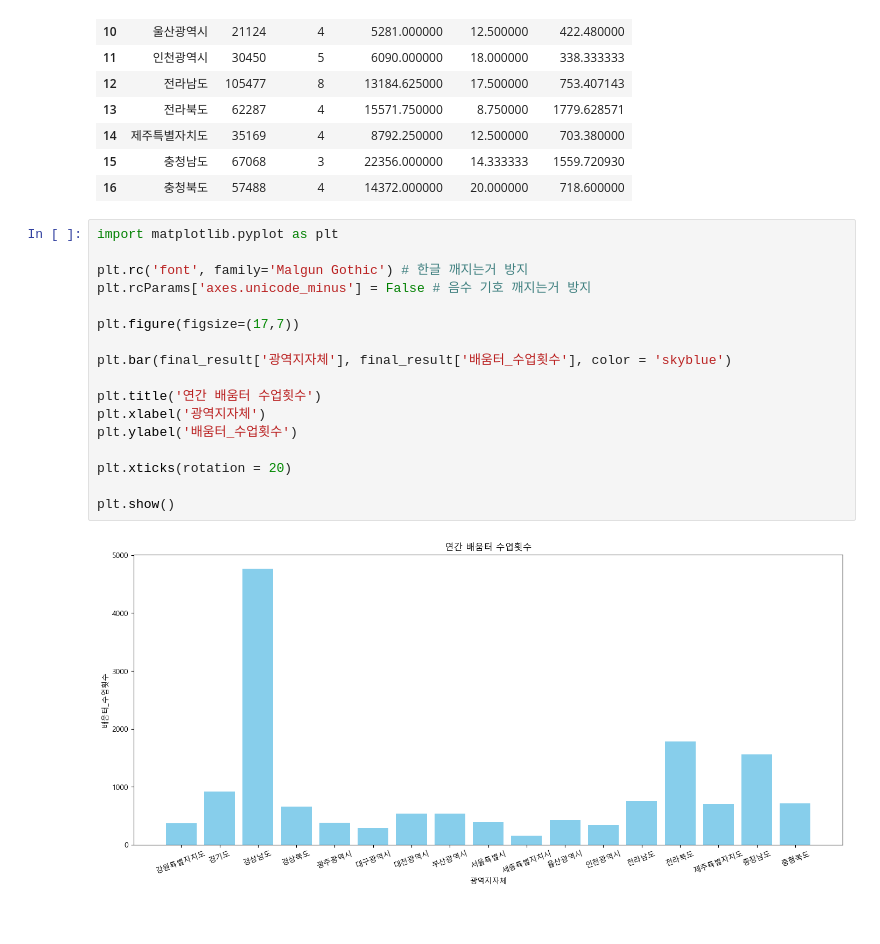
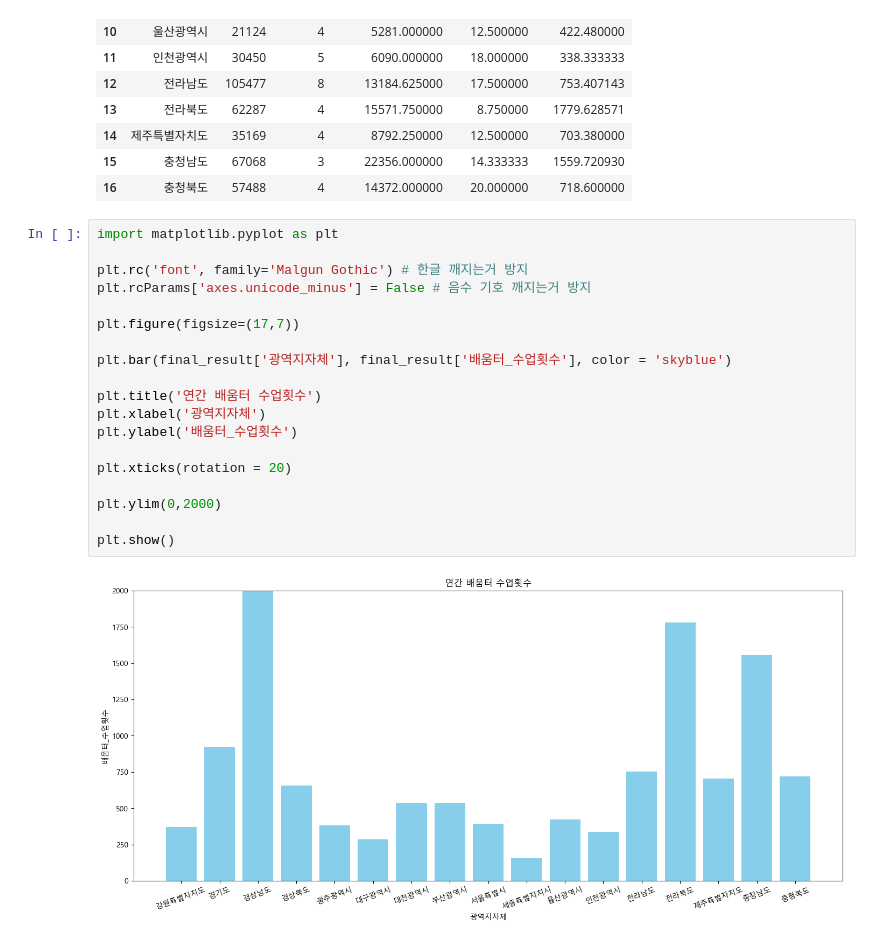
Before and after one commit to DataCrawling-SKU/digital-learning-hub, a Jupyter notebook: digital_center_analysis/center_2023.ipynb, the cells around one changed output. Drawn from its saved outputs; the diff is of its cells as text.

```diff
--- a/digital_center_analysis/center_2023.ipynb
+++ b/digital_center_analysis/center_2023.ipynb
@@ -183,19 +183,21 @@ final_result
 # %%
 import matplotlib.pyplot as plt
 
 plt.rc('font', family='Malgun Gothic') # 한글 깨지는거 방지
 plt.rcParams['axes.unicode_minus'] = False # 음수 기호 깨지는거 방지
 
 plt.figure(figsize=(17,7))
 
 plt.bar(final_result['광역지자체'], final_result['배움터_수업횟수'], color = 'skyblue')
 
 plt.title('연간 배움터 수업횟수')
 plt.xlabel('광역지자체')
 plt.ylabel('배움터_수업횟수')
 
 plt.xticks(rotation = 20)
 
+plt.ylim(0,2000)
+
 plt.show()
 # %% [output]
-[figure, old version]
+[figure, new version]
```
